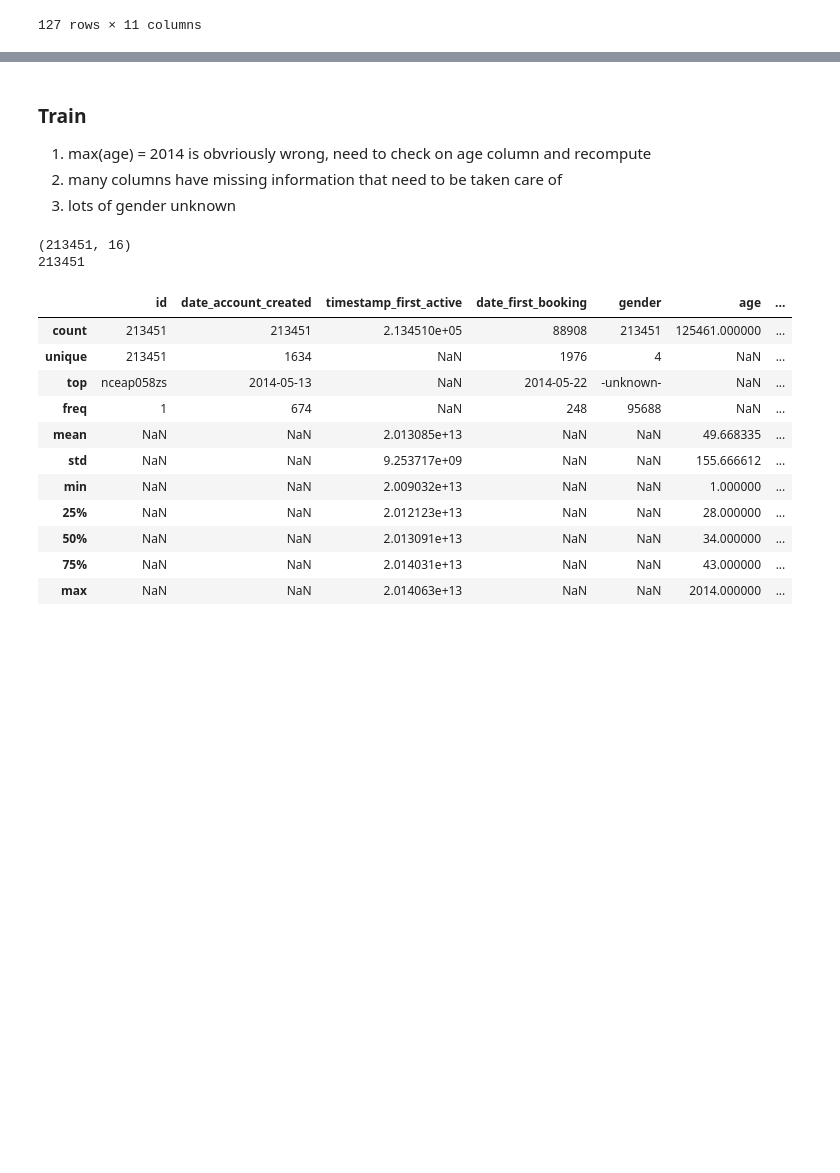
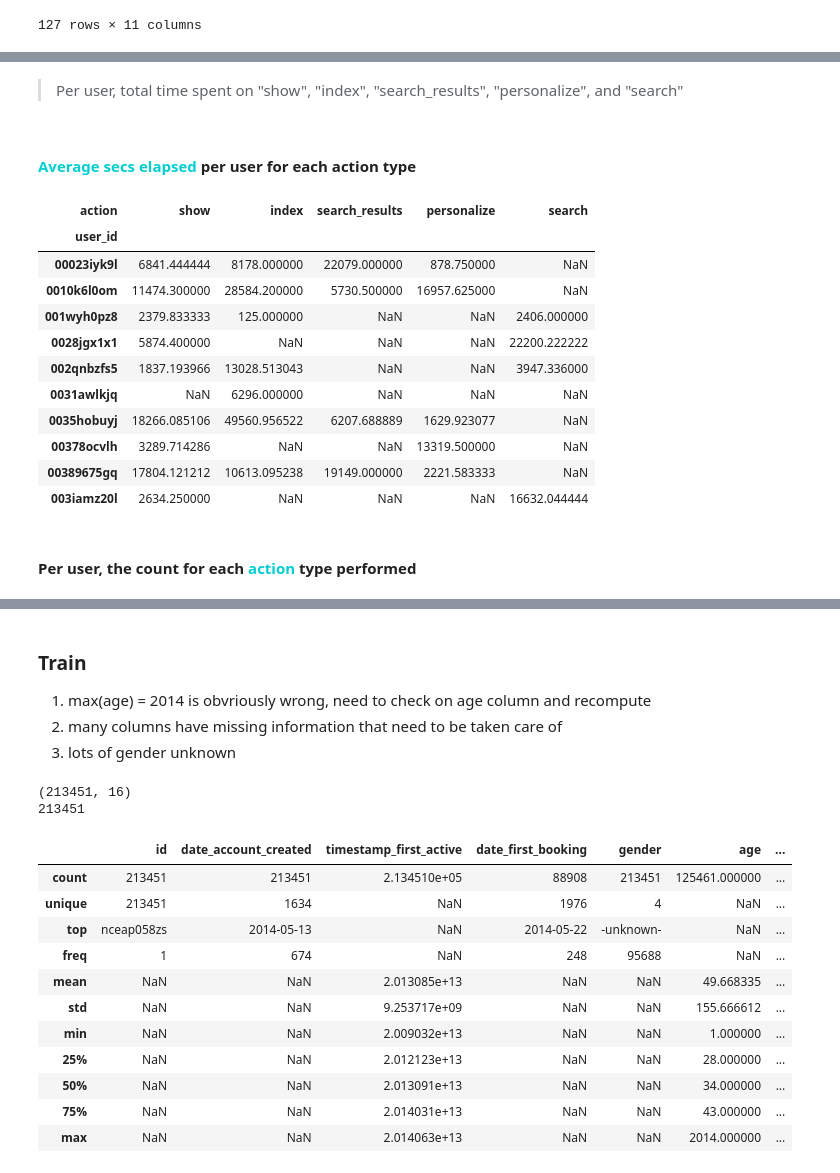
Before and after one commit to bkennedy04/msia420_airbnb_prediction, a Jupyter notebook: src/Airbnb 2.15.18.ipynb, the cells around one changed output, grey strips where cells are left out. Cells and saved outputs as stored; diff of their text form; code cells hidden in the pictures; blank space fills up the shorter version.

```diff
--- a/src/Airbnb 2.15.18.ipynb
+++ b/src/Airbnb 2.15.18.ipynb
@@ -161,0 +211,22 @@ session_v2.head(127)
+# %% [markdown]
+> Per user, total time spent on "show", "index", "search_results", "personalize", and "search"
+# %% [markdown]
+#### <font color = DarkTurquoise>Average secs elapsed</font> per user for each action type
+# %%
+avg_actions_time = pd.pivot_table(session_v1,values = 'secs_elapsed',index = ['user_id'],columns = ['action'],aggfunc = np.mean)
+avg_actions_time[['show','index','search_results','personalize','search']].head(10)
+# %% [output]
+| action | show | index | search_results | personalize | search |
+| user_id |  |  |  |  |  |
+| 00023iyk9l | 6841.444444 | 8178.000000 | 22079.000000 | 878.750000 | NaN |
+| 0010k6l0om | 11474.300000 | 28584.200000 | 5730.500000 | 16957.625000 | NaN |
+| 001wyh0pz8 | 2379.833333 | 125.000000 | NaN | NaN | 2406.000000 |
+| 0028jgx1x1 | 5874.400000 | NaN | NaN | NaN | 22200.222222 |
+| 002qnbzfs5 | 1837.193966 | 13028.513043 | NaN | NaN | 3947.336000 |
+| 0031awlkjq | NaN | 6296.000000 | NaN | NaN | NaN |
+| 0035hobuyj | 18266.085106 | 49560.956522 | 6207.688889 | 1629.923077 | NaN |
+| 00378ocvlh | 3289.714286 | NaN | NaN | 13319.500000 | NaN |
+| 00389675gq | 17804.121212 | 10613.095238 | 19149.000000 | 2221.583333 | NaN |
+| 003iamz20l | 2634.250000 | NaN | NaN | NaN | 16632.044444 |
+# %% [markdown]
+#### Per user, the count for each <font color = DarkTurquoise>action</font> type performed
```
Also changed, not shown: parts of 15 cells of this notebook, 1 other file.
